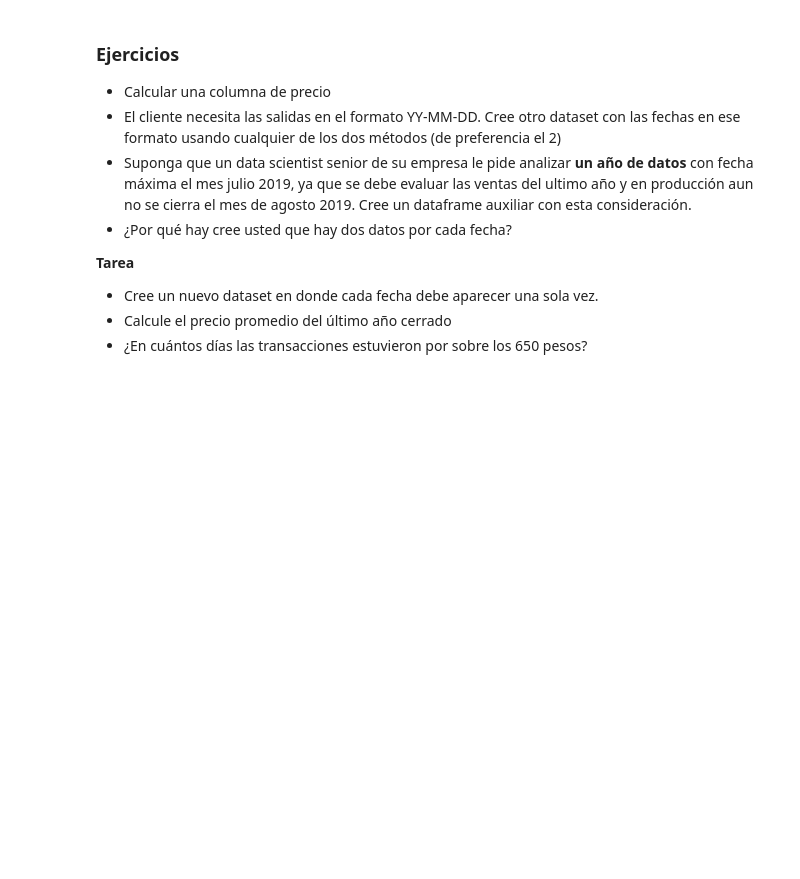
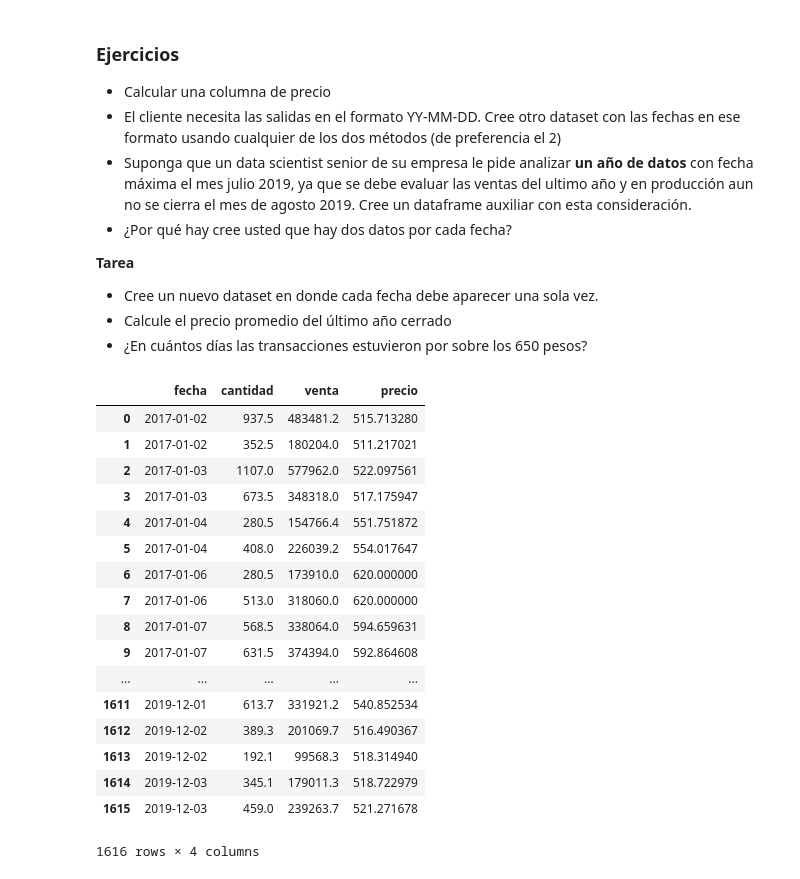
Before and after one commit to diazidx/Analisis_de_Datos_MDS19, a Jupyter notebook: Clase1.ipynb, the cells around one changed output. Cells and saved outputs as stored; diff of their text form; code cells hidden in the pictures; blank space fills up the shorter version.

```diff
--- a/Clase1.ipynb
+++ b/Clase1.ipynb
@@ -176,3 +451,25 @@ data3
 - Cree un nuevo dataset en donde cada fecha debe aparecer una sola vez.
 - Calcule el precio promedio del último año cerrado
 - ¿En cuántos días las transacciones estuvieron por sobre los 650 pesos?
+# %%
+data3['precio']=data3.venta/data3.cantidad
+data3
+# %% [output]
+|  | fecha | cantidad | venta | precio |
+| 0 | 2017-01-02 | 937.5 | 483481.2 | 515.713280 |
+| 1 | 2017-01-02 | 352.5 | 180204.0 | 511.217021 |
+| 2 | 2017-01-03 | 1107.0 | 577962.0 | 522.097561 |
+| 3 | 2017-01-03 | 673.5 | 348318.0 | 517.175947 |
+| 4 | 2017-01-04 | 280.5 | 154766.4 | 551.751872 |
+| 5 | 2017-01-04 | 408.0 | 226039.2 | 554.017647 |
+| 6 | 2017-01-06 | 280.5 | 173910.0 | 620.000000 |
+| 7 | 2017-01-06 | 513.0 | 318060.0 | 620.000000 |
+| 8 | 2017-01-07 | 568.5 | 338064.0 | 594.659631 |
+| 9 | 2017-01-07 | 631.5 | 374394.0 | 592.864608 |
+| ... | ... | ... | ... | ... |
+| 1611 | 2019-12-01 | 613.7 | 331921.2 | 540.852534 |
+| 1612 | 2019-12-02 | 389.3 | 201069.7 | 516.490367 |
+| 1613 | 2019-12-02 | 192.1 | 99568.3 | 518.314940 |
+| 1614 | 2019-12-03 | 345.1 | 179011.3 | 518.722979 |
+| 1615 | 2019-12-03 | 459.0 | 239263.7 | 521.271678 |
+1616 rows × 4 columns
```
Also changed, not shown: parts of 24 cells of this notebook.
